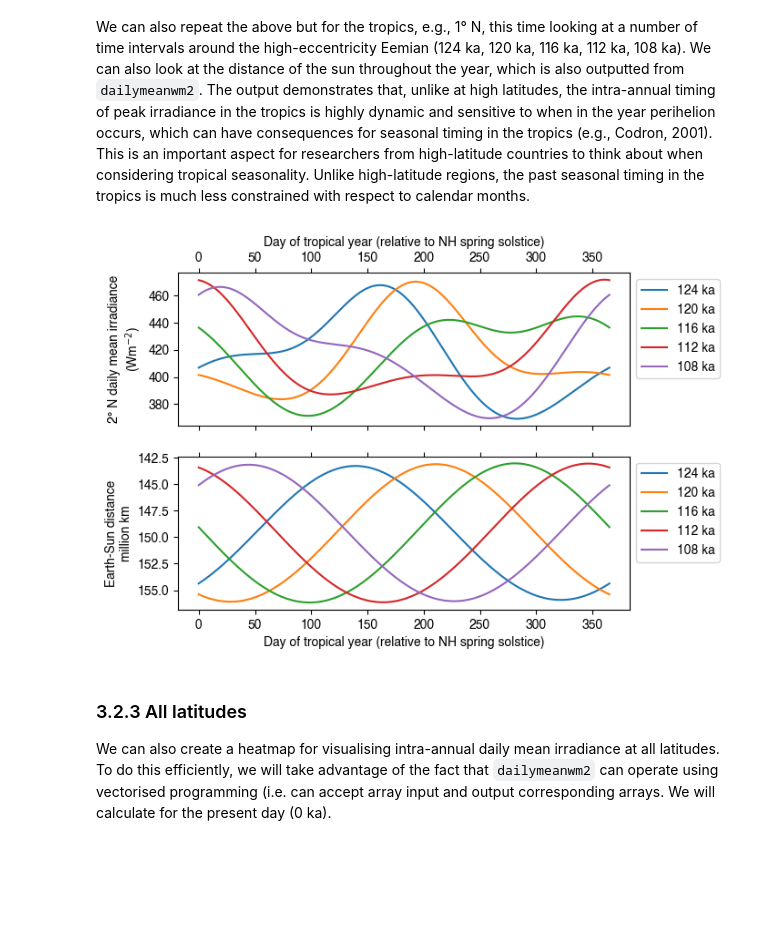
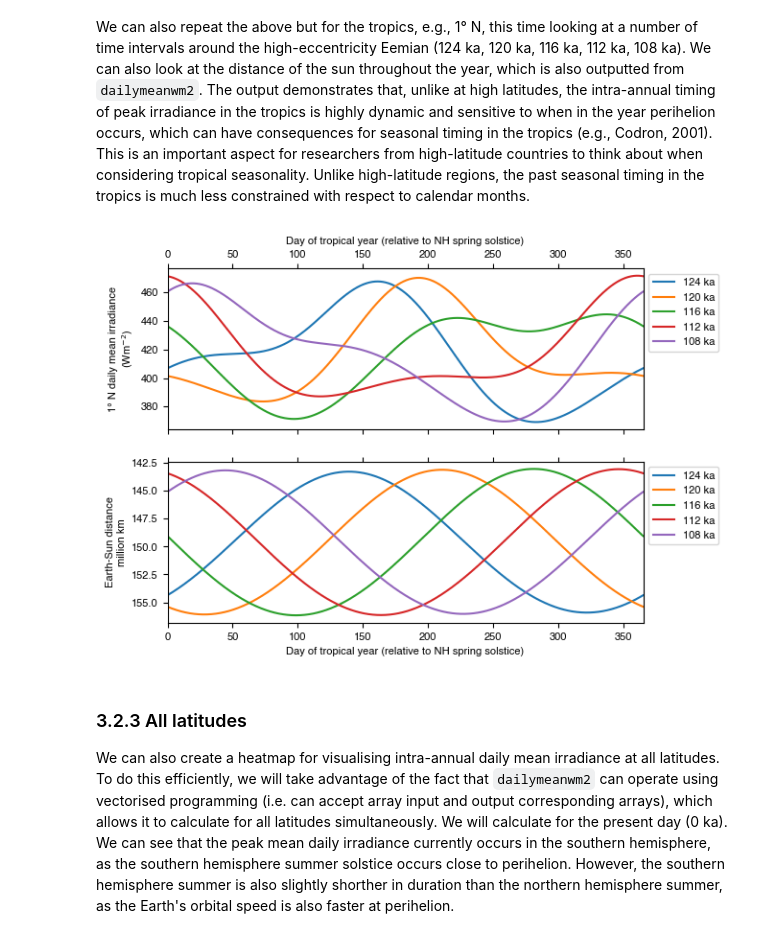
Before and after one commit to bryanlougheed/orbitalchime, a Jupyter notebook: orbitalchime_tutorial.ipynb, the cells around one changed output. Saved outputs shown, nothing was run; the diff lists cells and outputs as text; code cells hidden in the pictures; blank space fills up the shorter version.

```diff
--- a/orbitalchime_tutorial.ipynb
+++ b/orbitalchime_tutorial.ipynb
@@ -13,9 +13,13 @@ After installation, we can import the package into our python session. Here, `or
 # %%
-import orbitalthebox as obox
+import orbitalchime as ochime
 import numpy as np
 import scipy.signal as sig
+import scipy.stats as stats
 import matplotlib.pyplot as plt
+import matplotlib.colors as colors
+import matplotlib.gridspec as gridspec
 plt.rcParams["font.family"] = ["Helvetica", "Arial"]
+plt.rcParams["font.size"] = 8
 # %% [markdown]
 # 2 Astronomical parameters
 
@@ -154,12 +166,14 @@ The inputs `ecc`, `obl` and `lpe` are loaded directly from the `getlaskar2004()`
 
 The input `con` is the solar constant (assumed total solar irradiance at 1 AU distance from the Sun). We will use 1361 Wm<sup>-2</sup>.
 # %%
-tka, ecc, obl, lpe = obox.getlaskar2004(option=1, timeslice=(500, 0))
-irr, dayhrs, rx, tsi = obox.dailymeanwm2(lat=np.deg2rad(+65), sollon=np.deg2rad(90), ecc=ecc, obl=obl, lpe=lpe, con=1361)
+tka, ecc, obl, lpe = ochime.getlaskar2004(option=1, timeslice=(500, 0))
+irr, dayhrs, rx, tsi = ochime.dailymeanwm2(lat=np.deg2rad(65), sollon=np.deg2rad(90), ecc=ecc, obl=obl, lpe=lpe, con=1361)
 
 # Plot the tka (age in ka) and irradiance
 plt.plot(tka, irr)
+plt.xlim(500,0)
 plt.ylabel('NH summer solstice\n65° N daily mean irradiance (Wm$^{-2}$)')
 plt.xlabel('Age (ka 2000 CE)')
-plt.gca().invert_xaxis()
+
+plt.show()
 # %% [output]
@@ -177,18 +191,21 @@ Here, we will look at the intra-annual irradiance from the last glacial maximum
 
 To look at the intra-annual daily mean irradiance, we first create the vector `dayints` with 0.1 intervals (one tenth of a day) from 0 to 365.2. A daily mean irradiance will be calculated centred on every 0.1 day interval of the year. `dayints` is in the time domain, but `dailymeanwm2` requires `sollon` (**λ**) as input so it knows where in the orbit to calculate the daily mean irradiance. The relationship between time and **λ** is non-linear because the orbital speed of the Earth in its elliptical orbit is not constant. Therefore, we use the function `time2sollon` to convert the day intervals into their associated **λ** using the astronomical parameters of the orbit. `time2sollon` will solve the Kepler equation using an approach developed by Sinnott (1985) and described by Meeus (1998).
 # %%
-tka, ecc, obl, lpe = obox.getlaskar2004(option=1, timeslice=(25, 0))
+tka, ecc, obl, lpe = ochime.getlaskar2004(option=1, timeslice=(25, 0))
 dayints = np.arange(0, 365.2, 0.1) # final value will be 365.1. 365.2 = 0.
 
 for i in [22, 19, 16, 13, 10]: # ka to look at
 
     ind = (tka == i)
 
-    sollon, eot = obox.time2sollon(dayints, ecc[ind], lpe[ind], tottime=365.2)
-    irr, dayhrs, rx, tsi = obox.dailymeanwm2(lat=np.deg2rad(65), sollon=sollon, ecc=ecc[ind], obl=obl[ind], lpe=lpe[ind], con=1361)
+    sollon, eot = ochime.time2sollon(dayints, ecc[ind], lpe[ind], tottime=365.2)
+    irr, dayhrs, rx, tsi = ochime.dailymeanwm2(lat=np.deg2rad(65), sollon=sollon, ecc=ecc[ind], obl=obl[ind], lpe=lpe[ind], con=1361)
 
     plt.plot(dayints, irr, label=str(i)+' ka')
     plt.ylabel('65° N daily mean irradiance (Wm$^{-2}$)')
     plt.xlabel('Day of tropical year (relative to NH spring solstice)')
     plt.legend()
+
+plt.xlim(0,365.2)
+plt.show()
 # %% [output]
@@ -200,36 +217,47 @@ The above could be cited as follows: Daily mean irradiance calculated following
 
 We can also repeat the above but for the tropics, e.g., 1° N, this time looking at a number of time intervals around the high-eccentricity Eemian (124 ka, 120 ka, 116 ka, 112 ka, 108 ka). We can also look at the distance of the sun throughout the year, which is also outputted from `dailymeanwm2`. The output demonstrates that, unlike at high latitudes, the intra-annual timing of peak irradiance in the tropics is highly dynamic and sensitive to when in the year perihelion occurs, which can have consequences for seasonal timing in the tropics (e.g., Codron, 2001). This is an important aspect for researchers from high-latitude countries to think about when considering tropical seasonality. Unlike high-latitude regions, the past seasonal timing in the tropics is much less constrained with respect to calendar months.
 # %%
-tka, ecc, obl, lpe = obox.getlaskar2004(option=1, timeslice=(125, 105))
+# Import Laskar et al. (2004) astronomical parameters for 125 ka to 105 ka
+tka, ecc, obl, lpe = ochime.getlaskar2004(option=1, timeslice=(125, 105))
+#The latitude that we would like to look at
+lat = 1
+# The time resolution we would like to plot (0.1 days)
 dayints = np.arange(0, 365.2, 0.1) # final value will be 365.1. 365.2 = 0.
+
+latlabel = 'N'
+if lat<0:
+    latlabel = 'S'
+
 
 for i in [124, 120, 116, 112, 108]: # ka to look at
 
         ind = (tka == i)
 
-        sollon, eot = obox.time2sollon(dayints, ecc[ind], lpe[ind], tottime=365.2)
-        irr, dayhrs, rx, tsi = obox.dailymeanwm2(lat=np.deg2rad(+1), sollon=sollon, ecc=ecc[ind], obl=obl[ind], lpe=lpe[ind], con=1361)
+        sollon, eot = ochime.time2sollon(dayints, ecc[ind], lpe[ind], tottime=365.2)
+        irr, dayhrs, rx, tsi = ochime.dailymeanwm2(lat=np.deg2rad(lat), sollon=sollon, ecc=ecc[ind], obl=obl[ind], lpe=lpe[ind], con=1361)
         rx = rx * 149.598 # convert rx from AU to 10^6 km (1 AU = 149.598 10^6 km)
 
         plt.subplot(2,1,1)
         plt.plot(dayints, irr, label=str(i)+' ka')
-        plt.ylabel('2° N daily mean irradiance\n(Wm$^{-2}$)')
+        plt.ylabel(str(np.abs(lat))+'° '+latlabel+' daily mean irradiance\n(Wm$^{-2}$)')
         plt.xlabel('Day of tropical year (relative to NH spring solstice)')
         plt.legend(bbox_to_anchor=(1, 1))
         plt.gca().xaxis.set_label_position("top")
         plt.tick_params(top=True, bottom=True, labeltop=True, labelbottom=False)
+        plt.xlim(0,365.2)
 
         plt.subplot(2,1,2)
         plt.plot(dayints, rx, label=str(i)+' ka')
         plt.ylabel('Earth-Sun distance\nmillion km')
         plt.xlabel('Day of tropical year (relative to NH spring solstice)')
         plt.legend(bbox_to_anchor=(1, 1))
         plt.gca().invert_yaxis()
         plt.tick_params(top=True, bottom=True)
+        plt.xlim(0,365.2)
 # %% [output]
-[figure, old version]
+[figure, new version]
 # %% [markdown]
 ### 3.2.3 All latitudes
 
-We can also create a heatmap for visualising intra-annual daily mean irradiance at all latitudes. To do this efficiently, we will take advantage of the fact that `dailymeanwm2` can operate using vectorised programming (i.e. can accept array input and output corresponding arrays. We will calculate for the present day (0 ka).
+We can also create a heatmap for visualising intra-annual daily mean irradiance at all latitudes. To do this efficiently, we will take advantage of the fact that `dailymeanwm2` can operate using vectorised programming (i.e. can accept array input and output corresponding arrays), which allows it to calculate for all latitudes simultaneously. We will calculate for the present day (0 ka). We can see that the peak mean daily irradiance currently occurs in the southern hemisphere, as the southern hemisphere summer solstice occurs close to perihelion. However, the southern hemisphere summer is also slightly shorther in duration than the northern hemisphere summer, as the Earth's orbital speed is also faster at perihelion.
 # %%
```
Also changed, not shown: parts of 21 cells of this notebook.
